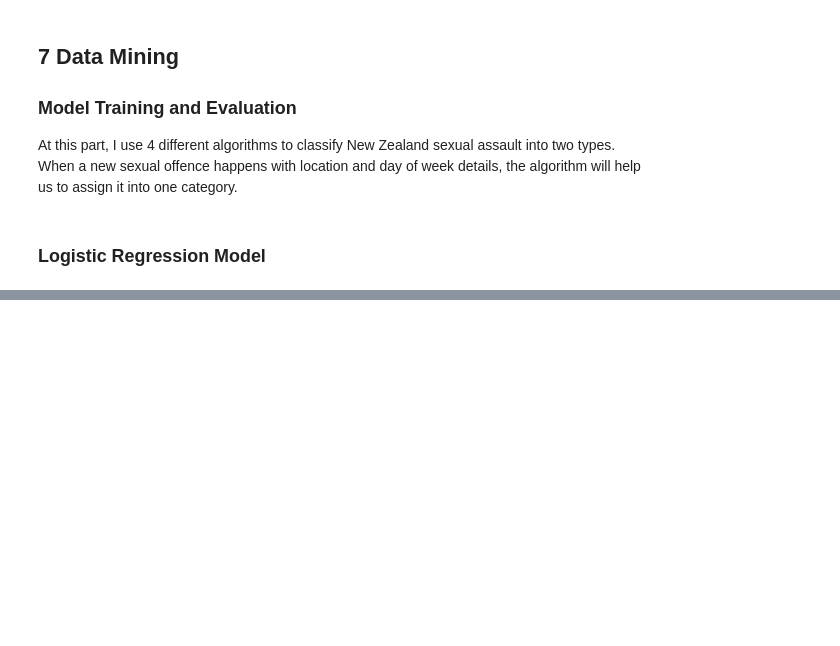
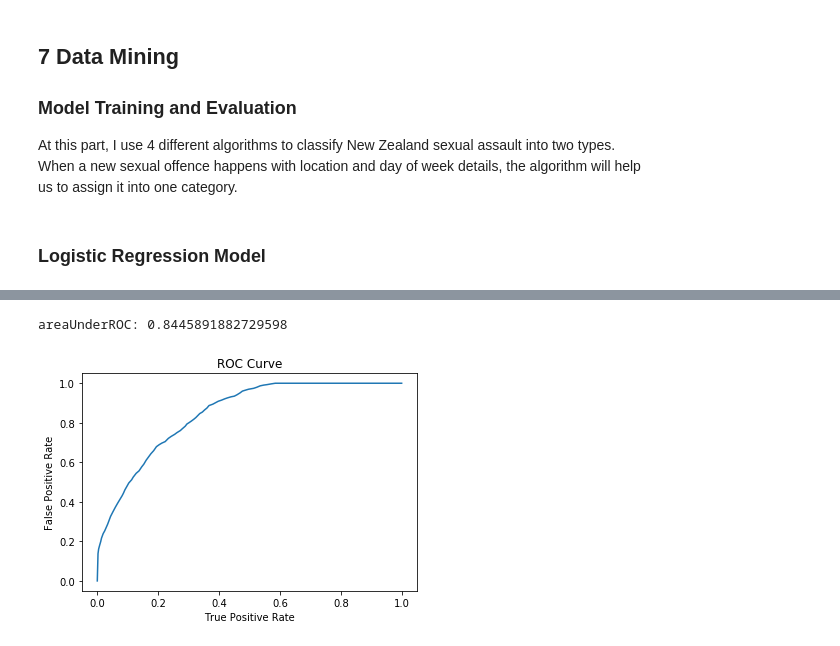
Before and after one commit to 129emma/DataMiningandBigData, a Jupyter notebook: Iteration 4.ipynb, the cells around one changed output, grey strips where cells are left out. Cells and saved outputs as stored; diff of their text form; code cells hidden in the pictures; blank space fills up the shorter version.

```diff
--- a/Iteration 4.ipynb
+++ b/Iteration 4.ipynb
@@ -269,0 +289,14 @@ logRePredictions = lr_model.transform(testData)
+# %%
+# Obtain the receiver-operating characteristic as a dataframe and areaUnderROC.
+print("areaUnderROC: " + str(trainingSummary.areaUnderROC))
+
+#trainingSummary.roc.show(n=10, truncate=15)
+roc = trainingSummary.roc.toPandas()
+plt.plot(roc['FPR'],roc['TPR'])
+plt.ylabel('False Positive Rate')
+plt.xlabel('True Positive Rate')
+plt.title('ROC Curve')
+plt.show()
+# %% [output]
+areaUnderROC: 0.8445891882729598
+[figure, added]
```
Also changed, not shown: parts of 19 cells of this notebook.
